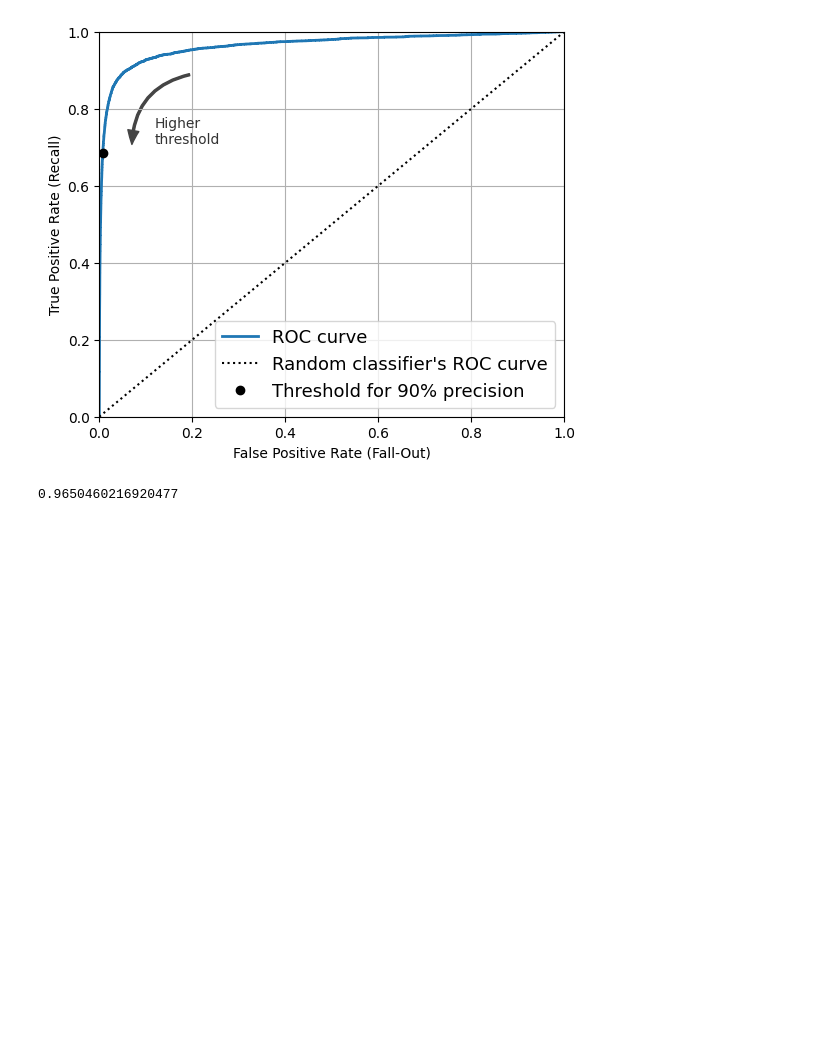
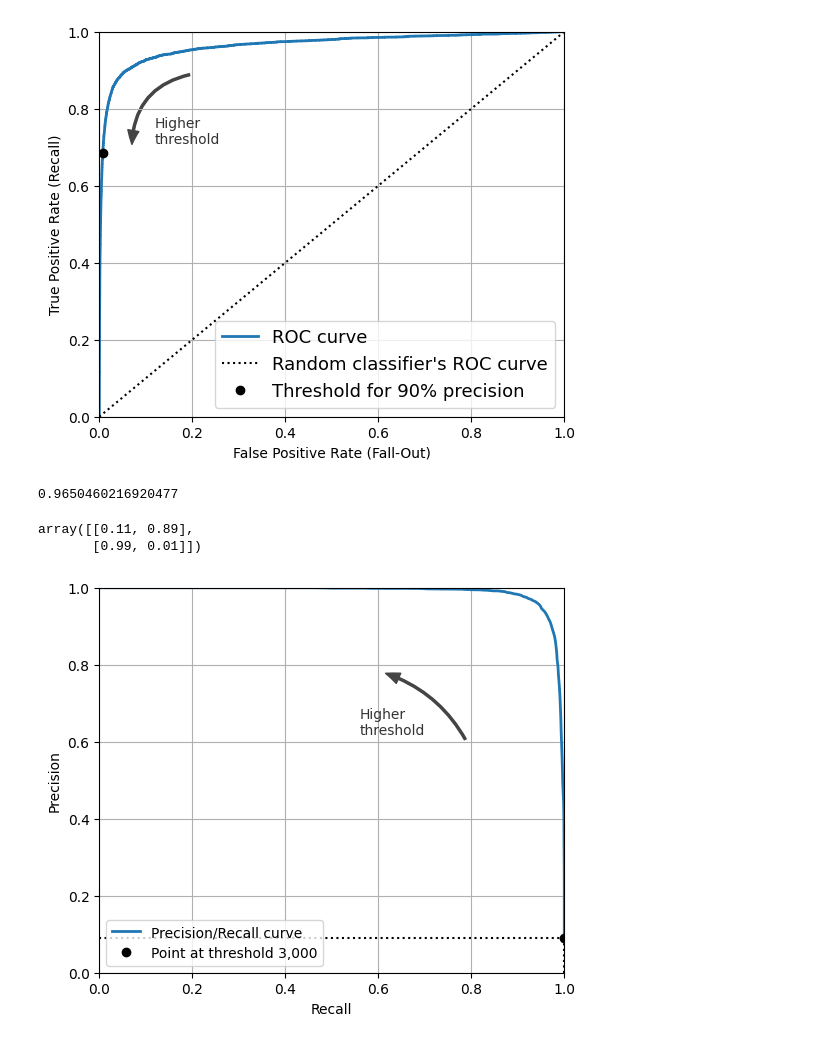
Before and after one commit to Rasheek16/ml-using-tf, a Jupyter notebook: chapters/03_classification/notebook.ipynb, the cells around one changed output. Saved outputs shown, nothing was run; the diff lists cells and outputs as text; code cells hidden in the pictures; blank space fills up the shorter version.

```diff
--- a/chapters/03_classification/notebook.ipynb
+++ b/chapters/03_classification/notebook.ipynb
@@ -260,3 +256,22 @@ from sklearn.metrics import roc_auc_score
 roc_auc_score(y_train_5,y_scores)
 # %% [output]
 0.9650460216920477
+# %%
+from sklearn.ensemble  import RandomForestClassifier
+
+forest_clf = RandomForestClassifier(random_state=42)
+# %%
+y_probas_forest = cross_val_predict(forest_clf,X_train,y_train_5,cv=3,method='predict_proba')
+# %%
+y_probas_forest[:2]
+# %% [output]
+array([[0.11, 0.89],
+       [0.99, 0.01]])
+# %%
+y_scores_forest = y_probas_forest[:,1]
+# %%
+precisions_forest,recalls_forest,thresholds_forest = precision_recall_curve(y_train_5,y_scores_forest)
+# %%
+precision_recall_plot(precisions=precisions_forest,recalls=recalls_forest,thresholds=thresholds_forest,threshold=3000)
+# %% [output]
+[figure, added]
```
Also changed, not shown: parts of 40 cells of this notebook.
